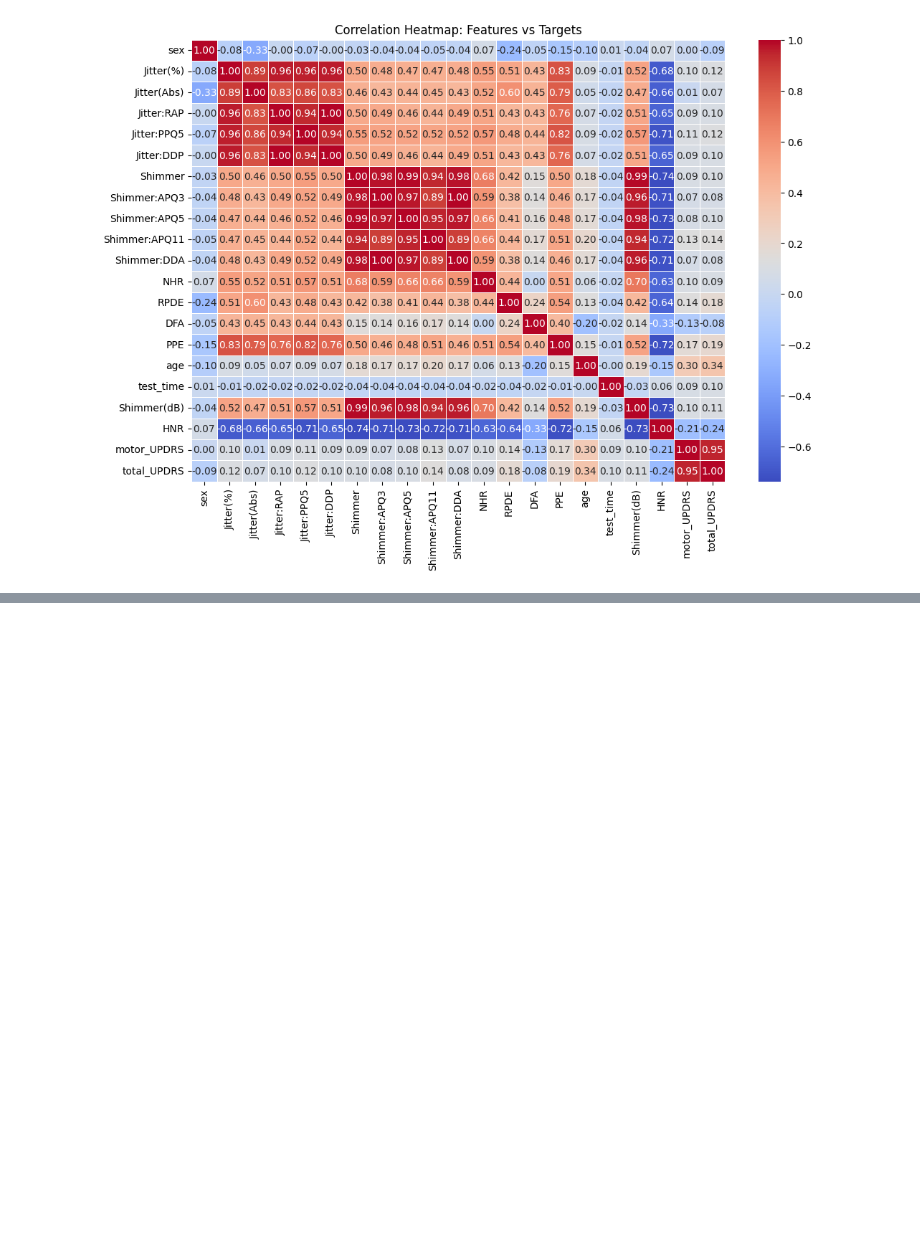
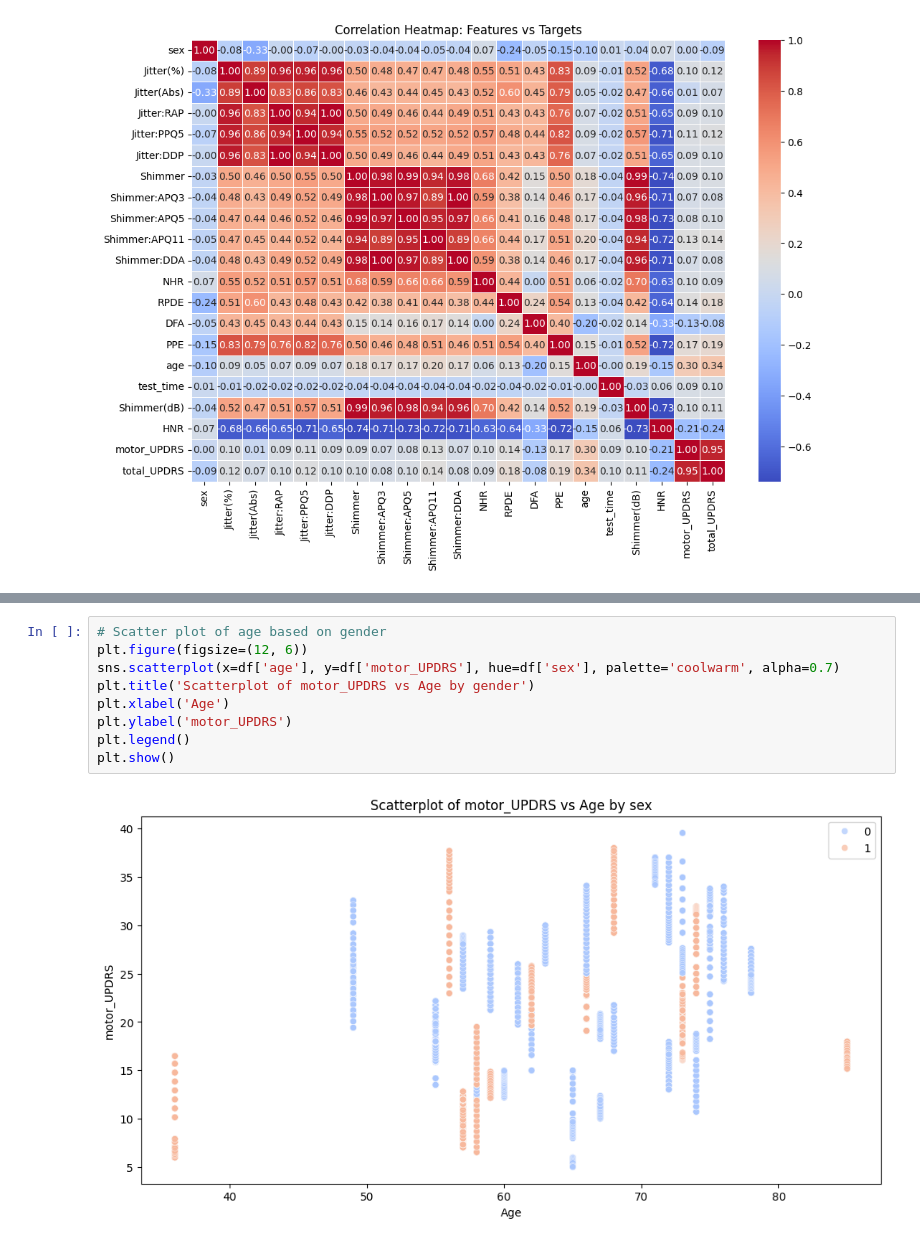
Before and after one commit to behnazrzf/Parkinson-s_Telemonitoring, a Jupyter notebook: EDA.ipynb, the cells around one changed output, grey strips where cells are left out. Drawn from its saved outputs; the diff is of its cells as text; blank space fills up the shorter version.

```diff
--- a/EDA.ipynb
+++ b/EDA.ipynb
@@ -190,0 +245,11 @@ plt.show()
+# %%
+# Scatter plot of age based on gender
+plt.figure(figsize=(12, 6))
+sns.scatterplot(x=df['age'], y=df['motor_UPDRS'], hue=df['sex'], palette='coolwarm', alpha=0.7)
+plt.title('Scatterplot of motor_UPDRS vs Age by gender')
+plt.xlabel('Age')
+plt.ylabel('motor_UPDRS')
+plt.legend()
+plt.show()
+# %% [output]
+[figure, added]
```
Also changed, not shown: parts of 8 cells of this notebook, 1 other file.
